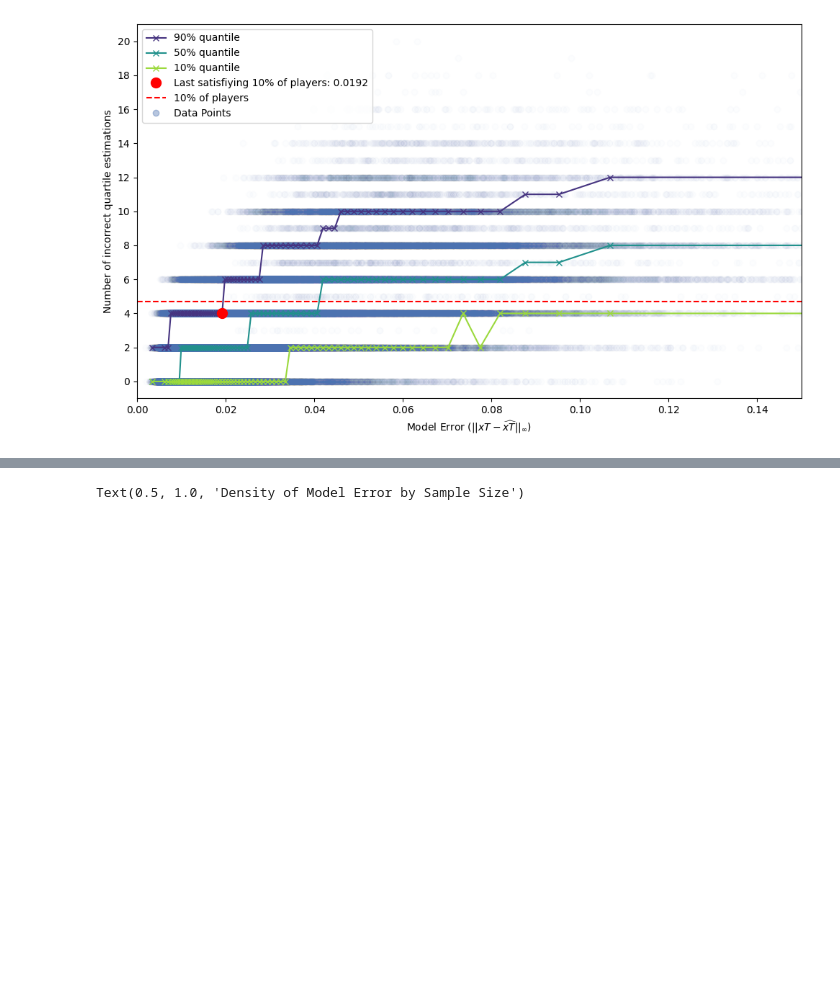
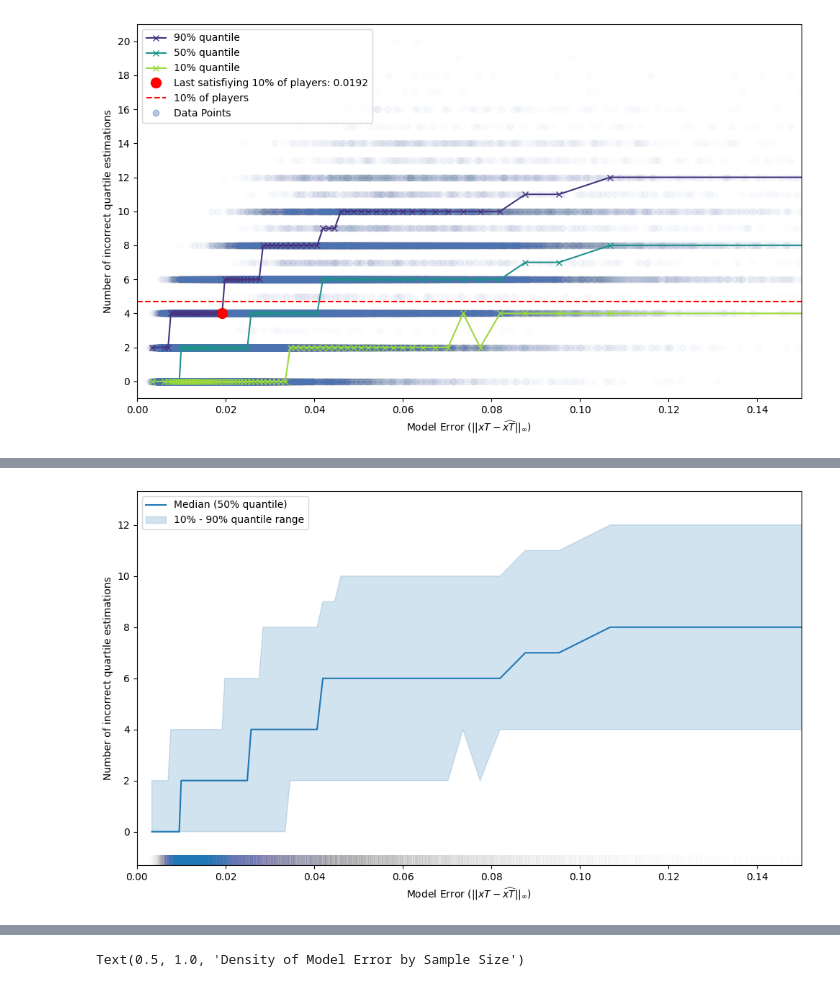
Before and after one commit to kvanarem42/xthreat-error-quantification-agentic, a Jupyter notebook: 4-investigate-results/find_maximal_error_v2_processing_10_000.ipynb, the cells around one changed output, grey strips where cells are left out. Cells and saved outputs as stored; diff of their text form; code cells hidden in the pictures; blank space fills up the shorter version.

```diff
--- a/4-investigate-results/find_maximal_error_v2_processing_10_000.ipynb
+++ b/4-investigate-results/find_maximal_error_v2_processing_10_000.ipynb
@@ -877,0 +1027,45 @@ plt.show()
+# %%
+fig, ax_main = plt.subplots(figsize=(10, 6))
+
+sns_palette = sns.color_palette()
+line_color = sns_palette[0]
+fill_color = sns_palette[0]
+
+
+ax_main.plot(
+    conditional_quantiles['bin_center'],
+    conditional_quantiles[0.50],
+    # marker='x',
+    label='Median (50% quantile)',
+    color=line_color,
+)
+ax_main.fill_between(
+    conditional_quantiles['bin_center'],
+    y1=conditional_quantiles[0.10],
+    y2=conditional_quantiles[0.90],
+    color=fill_color,
+    alpha=0.2,
+    label='10% - 90% quantile range',
+)
+ax_main.set_xlabel(r'Model Error ($||xT-\widehat{xT}||_{\infty}$)')
+ax_main.set_ylabel('Number of incorrect quartile estimations')
+ax_main.yaxis.set_major_locator(plt.MultipleLocator(2))
+ax_main.set_xlim(0, 0.15)
+
+
+sns.rugplot(
+    data=model_mistakes.sample(frac=0.4, random_state=42),
+    x='model_error',
+    ax=ax_main,
+    color=line_color,
+    alpha=.002,
+    height=0.03,  # fraction of the y-axis height
+    linewidth=0.4,
+)
+
+
+plt.legend()
+plt.tight_layout()
+plt.show()
+# %% [output]
+[figure, added]
```
Also changed, not shown: parts of 4 cells of this notebook, 1 other file.
